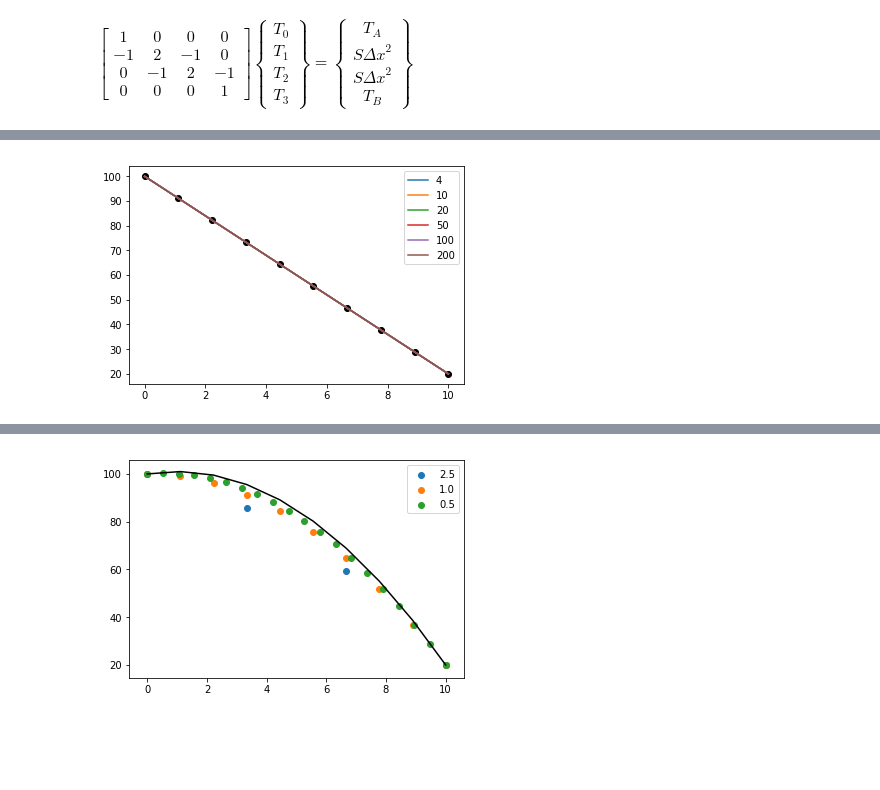
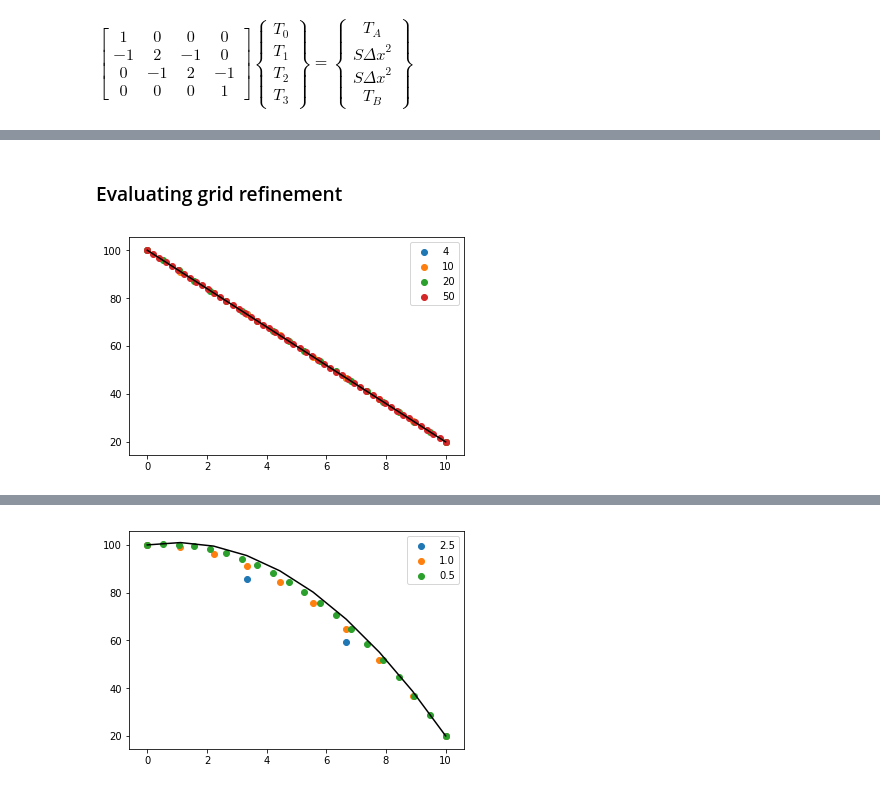
Before and after one commit to carlosnewmar/notebooks-newmar, a Jupyter notebook: [Book Meeting] Finite Difference.ipynb, the cells around one changed output, grey strips where cells are left out. Drawn from its saved outputs; the diff is of its cells as text; code cells hidden in the pictures; blank space fills up the shorter version.

```diff
--- a/[Book Meeting] Finite Difference.ipynb
+++ b/[Book Meeting] Finite Difference.ipynb
@@ -68,0 +76,14 @@ import numpy as np
+# %%
+# Analytical solution
+N = 10
+L = 10. # m
+T0 = 100. # degC
+T1 = 20. # degC
+k = 1. # W / m2 . degC
+cp = 1. #
+x_analitycal = np.linspace(0., 1, N) * L
+A = (T1 - T0) / L
+B = T0
+analytical_solution = A * x_analitycal + B
+plt.scatter(x_analitycal, analytical_solution, color='black')
+plt.show()
@@ -68,0 +94,11 @@ import numpy as np
+# %%
+num_method = FiniteDifference(4)
+print(' --- Initalized')
+print(num_method)
+
+print(' --- Assembled')
+num_method.AssemblyLinearSystem()
+print(num_method)
+
+print(' --- Solution')
+print(num_method.Solve())
@@ -69,21 +123,16 @@ import numpy as np
+# %% [markdown]
+### Evaluating grid refinement
 # %%
-N = 10
-L = 10.
-T0 = 100.
-T1 = 20.
-x_array = np.linspace(0., 1, N) * L
-A = (T1 - T0) / L
-B = T0
-analytical_solution = A * x_array + B
-plt.scatter(x_array, analytical_solution, color='black')
-
 from finite_difference import FiniteDifference
-for size in [4, 10, 20, 50, 100, 200]:
+for size in [4, 10, 20, 50]:
     num_method = FiniteDifference(size)
     num_method.AssemblyLinearSystem()
     temp = num_method.Solve()
-    plt.plot(num_method._x, temp, label=str(size))
+    plt.scatter(num_method._x, temp, label=str(size))
+
+plt.plot(x_analitycal, analytical_solution, color='black')
+
 plt.legend()
 plt.show()
 # %% [output]
-[figure, old version]
+[figure, new version]
```
Also changed, not shown: parts of 22 cells of this notebook, 2 other files.
